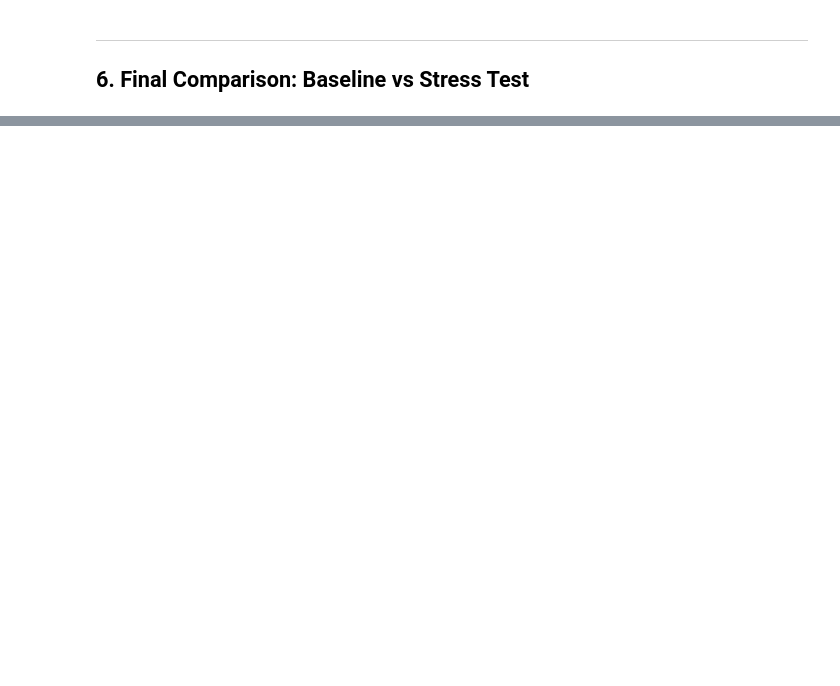
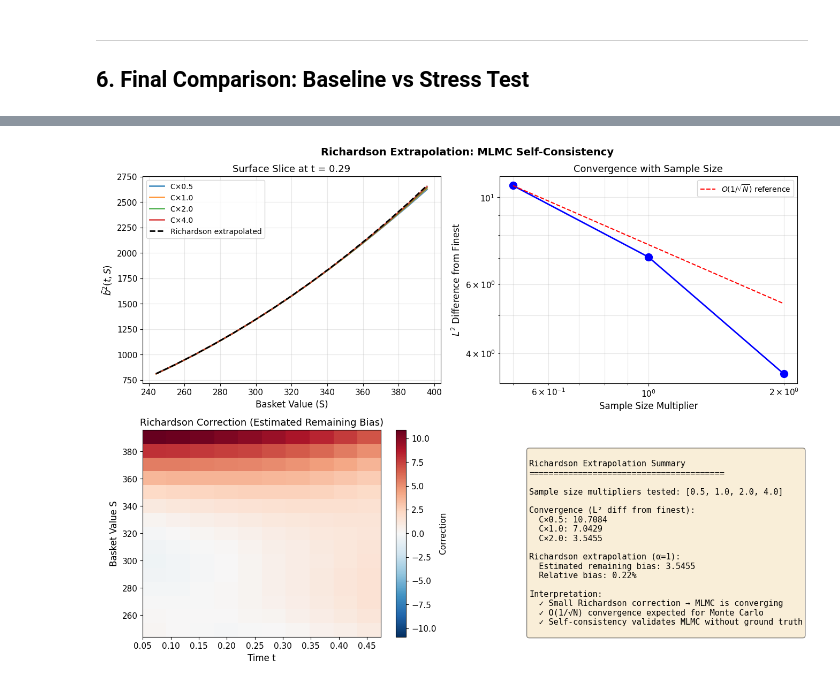
Before and after one commit to leolalvay/KAUST_OPTION_PRICING, a Jupyter notebook: Comparison_Between_Methods/stress_test_exploration.ipynb, the cells around one changed output, grey strips where cells are left out. Drawn from its saved outputs; the diff is of its cells as text; code cells hidden in the pictures; blank space fills up the shorter version.

Commit message:
Update results

```diff
--- a/Comparison_Between_Methods/stress_test_exploration.ipynb
+++ b/Comparison_Between_Methods/stress_test_exploration.ipynb
@@ -1000,0 +1632,3 @@ print("=" * 70)
+# %%
+# Run Richardson extrapolation study on the baseline parameters
+richardson_baseline = richardson_extrapolation_study(DEFAULT_PARAMS)
@@ -1000,0 +1653,89 @@ print("=" * 70)
+# %%
+# Visualise Richardson extrapolation results
+fig, axes = plt.subplots(2, 2, figsize=(14, 10))
+fig.suptitle('Richardson Extrapolation: MLMC Self-Consistency', fontsize=14, fontweight='bold')
+
+multipliers = richardson_baseline['multipliers']
+surfaces = richardson_baseline['surfaces']
+t_grid = richardson_baseline['t_grid']
+s_grid = richardson_baseline['s_grid']
+extrapolated = richardson_baseline['extrapolated']
+
+# Panel 1: Surface at different resolutions (slice at mid-time)
+ax1 = axes[0, 0]
+mid_t_idx = len(t_grid) // 2
+for mult in multipliers:
+    ax1.plot(s_grid, surfaces[mult][mid_t_idx, :],
+             label=f'C×{mult}', linewidth=2, alpha=0.8)
+ax1.plot(s_grid, extrapolated[mid_t_idx, :], 'k--',
+         linewidth=2, label='Richardson extrapolated')
+ax1.set_xlabel('Basket Value (S)', fontsize=12)
+ax1.set_ylabel(r'$\bar{b}^2(t, S)$', fontsize=12)
+ax1.set_title(f'Surface Slice at t = {t_grid[mid_t_idx]:.2f}', fontsize=13)
+ax1.legend(fontsize=10)
+ax1.grid(True, alpha=0.3)
+
+# Panel 2: Convergence with sample size
+ax2 = axes[0, 1]
+# Compute L2 differences from finest
+finest = surfaces[multipliers[-1]]
+l2_diffs = []
+for mult in multipliers[:-1]:
+    diff = surfaces[mult] - finest
+    l2_diffs.append(np.sqrt(np.mean(diff**2)))
+
+ax2.loglog(multipliers[:-1], l2_diffs, 'bo-', markersize=10, linewidth=2)
+# Reference slope
+x_ref = np.array([0.5, 2.0])
+y_ref = l2_diffs[0] * (x_ref / multipliers[0])**(-0.5)  # O(1/sqrt(N))
+ax2.loglog(x_ref, y_ref, 'r--', linewidth=1.5, label=r'$O(1/\sqrt{N})$ reference')
+ax2.set_xlabel('Sample Size Multiplier', fontsize=12)
+ax2.set_ylabel(r'$L^2$ Difference from Finest', fontsize=12)
+ax2.set_title('Convergence with Sample Size', fontsize=13)
+ax2.legend(fontsize=10)
+ax2.grid(True, alpha=0.3, which='both')
+
+# Panel 3: Richardson correction heatmap
+ax3 = axes[1, 0]
+richardson_correction = extrapolated - surfaces[4.0]
+vmax = np.max(np.abs(richardson_correction))
+im = ax3.imshow(richardson_correction.T, origin='lower', aspect='auto',
+                cmap='RdBu_r', vmin=-vmax, vmax=vmax,
+                extent=[t_grid.min(), t_grid.max(), s_grid.min(), s_grid.max()])
+ax3.set_xlabel('Time t', fontsize=12)
+ax3.set_ylabel('Basket Value S', fontsize=12)
+ax3.set_title('Richardson Correction (Estimated Remaining Bias)', fontsize=13)
+plt.colorbar(im, ax=ax3, label='Correction')
+
+# Panel 4: Summary statistics
+ax4 = axes[1, 1]
+ax4.axis('off')
+
+summary_text = f"""
+Richardson Extrapolation Summary
+{'='*40}
+
+Sample size multipliers tested: {multipliers}
+
+Convergence (L² diff from finest):
+  C×0.5: {np.sqrt(np.mean((surfaces[0.5] - finest)**2)):.4f}
+  C×1.0: {np.sqrt(np.mean((surfaces[1.0] - finest)**2)):.4f}
+  C×2.0: {np.sqrt(np.mean((surfaces[2.0] - finest)**2)):.4f}
+
+Richardson extrapolation (α=1):
+  Estimated remaining bias: {richardson_baseline['richardson_error']:.4f}
+  Relative bias: {richardson_baseline['richardson_rel']*100:.2f}%
+
+Interpretation:
+  ✓ Small Richardson correction → MLMC is converging
+  ✓ O(1/√N) convergence expected for Monte Carlo
+  ✓ Self-consistency validates MLMC without ground truth
+"""
+ax4.text(0.1, 0.9, summary_text, transform=ax4.transAxes,
+         fontsize=11, verticalalignment='top', fontfamily='monospace',
+         bbox=dict(boxstyle='round', facecolor='wheat', alpha=0.5))
+
+plt.tight_layout()
+save_figure(fig, "richardson_extrapolation")
+plt.show()
+# %% [output]
@@ -1000,0 +1743 @@ print("=" * 70)
+[figure, added]
```
Also changed, not shown: parts of 40 cells of this notebook, 4 other files.
